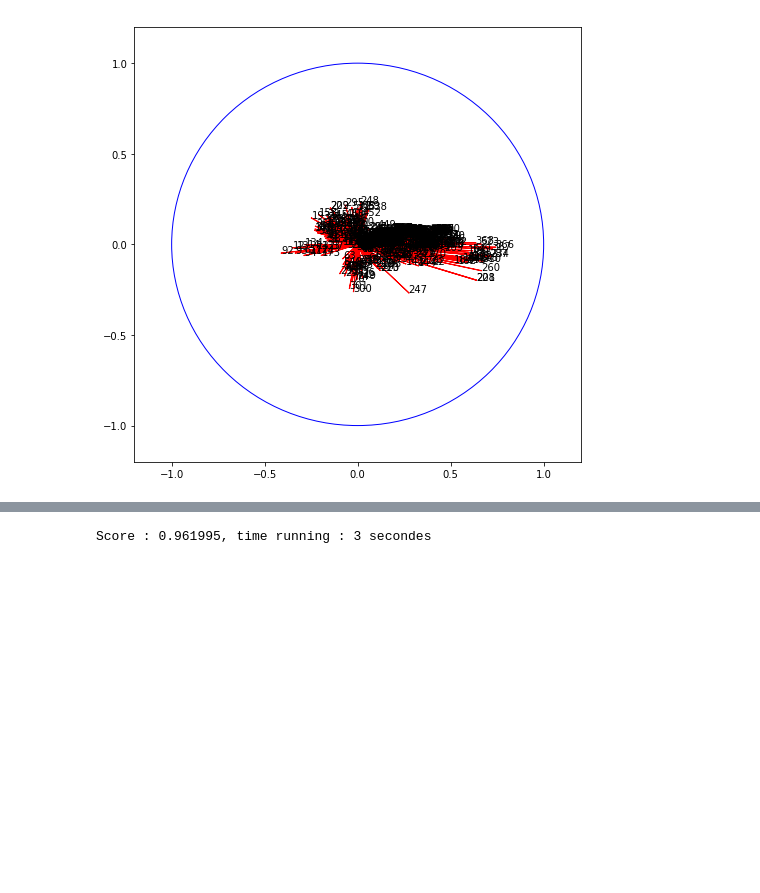
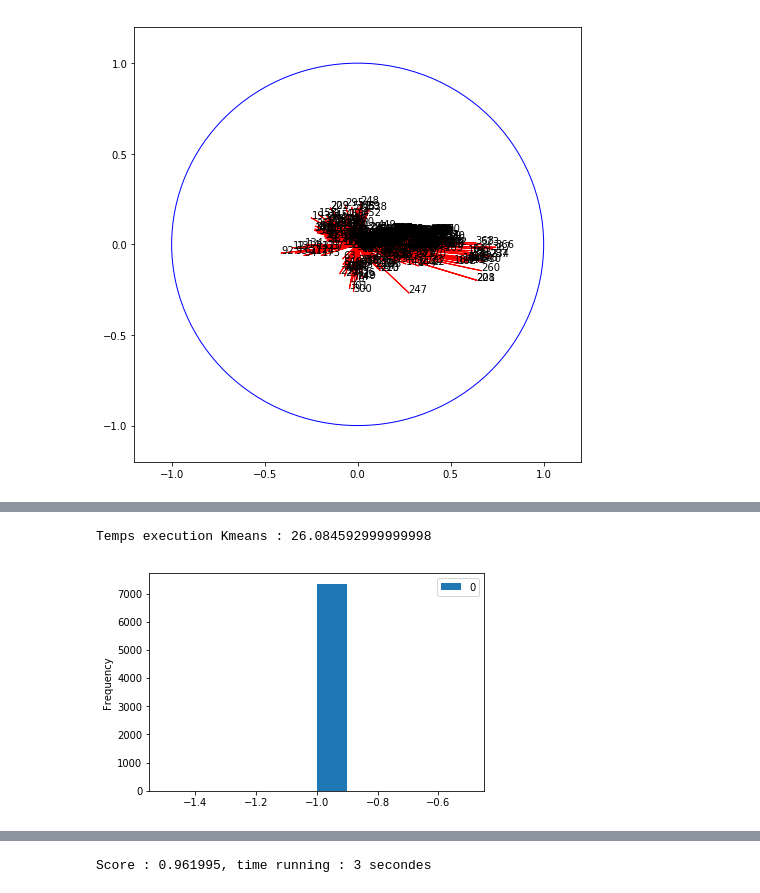
Before and after one commit to eva0marques/Human-recognition-activity-project, a Jupyter notebook: Atelier-HAR-metier-python.ipynb, the cells around one changed output, grey strips where cells are left out. Cells and saved outputs as stored; diff of their text form; code cells hidden in the pictures; blank space fills up the shorter version.

```diff
--- a/Atelier-HAR-metier-python.ipynb
+++ b/Atelier-HAR-metier-python.ipynb
@@ -184,0 +313,15 @@ plt.show()
+# %%
+from sklearn.cluster import DBSCAN
+from sklearn import metrics
+tps1 = time.clock()
+db = DBSCAN(eps=4, min_samples=5).fit(X)
+tps2 = time.clock()
+print("Temps execution Kmeans :", (tps2 - tps1))
+# %% [output]
+Temps execution Kmeans : 26.084592999999998
+# %%
+import pandas as pd
+pd.DataFrame(db.labels_).plot(kind="hist")
+plt.show()
+# %% [output]
+[figure, added]
```
Also changed, not shown: parts of 35 cells of this notebook.
